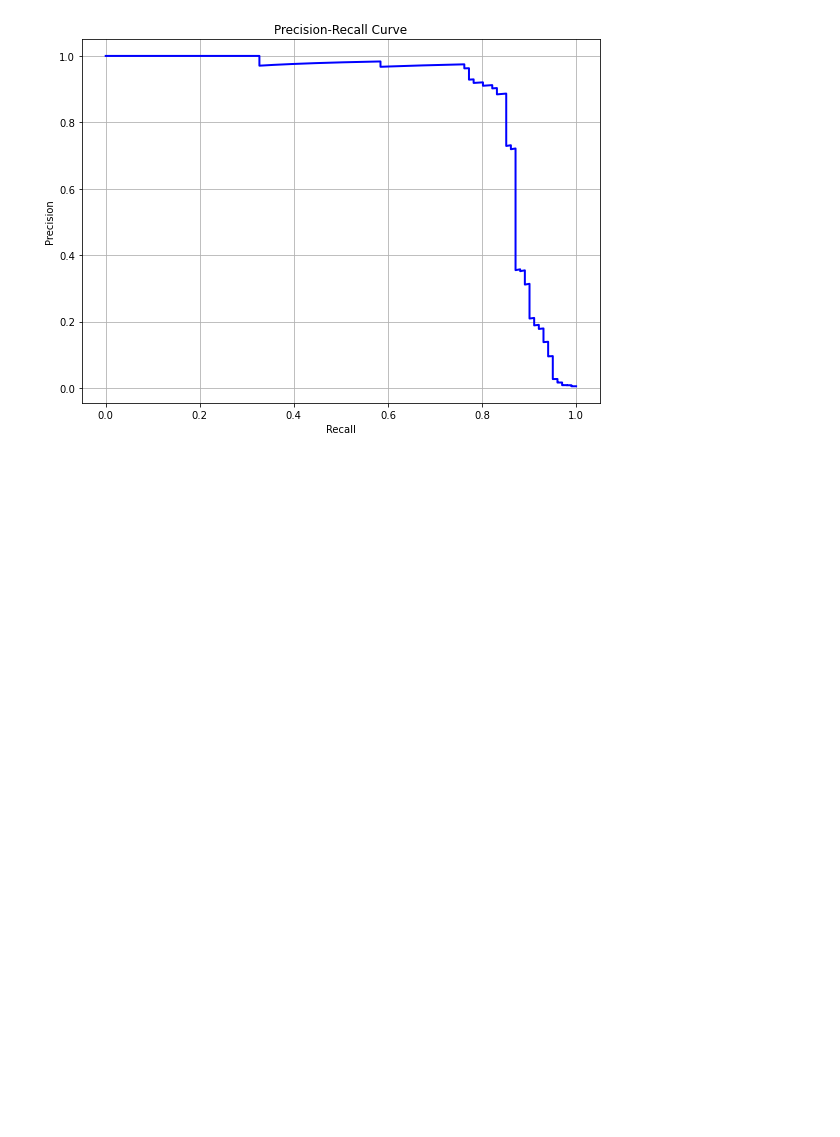
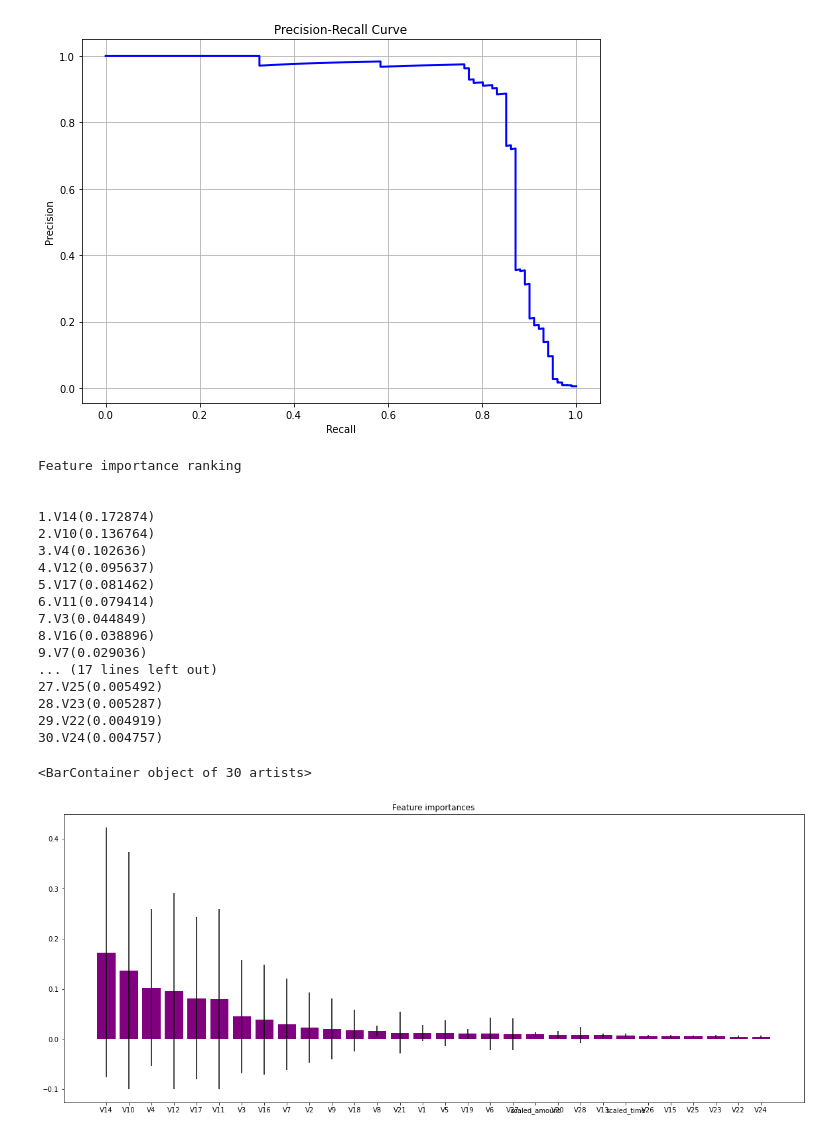
Before and after one commit to AYOCODEE/Fraud-detection, a Jupyter notebook: Fraud detection.ipynb, the cells around one changed output. Saved outputs shown, nothing was run; the diff lists cells and outputs as text; code cells hidden in the pictures; blank space fills up the shorter version.

```diff
--- a/Fraud detection.ipynb
+++ b/Fraud detection.ipynb
@@ -229,3 +261,45 @@ plt.tight_layout()
 plt.show()
 # %% [output]
 [figure]
+# %%
+#Plotting Feature Importances
+print('Feature importance ranking\n\n')
+
+importances = rand_f.feature_importances_
+std = np.std([tree.feature_importances_ for tree in rand_f.estimators_],axis=0)
+indices = np.argsort(importances)[::-1]
+
+variables = df.columns
+
+importance_list = []
+
+for f in range(x.shape[1]):
+    variable = variables[indices[f]]
+    importance_list.append(variable)
+    print("%d.%s(%f)" % (f + 1, variable, importances[indices[f]]))
+
+
+plt.figure(figsize=(20, 8))
+plt.title("Feature importances")
+plt.bar(importance_list, importances[indices],
+       color="purple", yerr=std[indices], align='center')
+# %% [output]
+Feature importance ranking
+
+
+1.V14(0.172874)
+2.V10(0.136764)
+3.V4(0.102636)
+4.V12(0.095637)
+5.V17(0.081462)
+6.V11(0.079414)
+7.V3(0.044849)
+8.V16(0.038896)
+9.V7(0.029036)
+... (17 lines left out)
+27.V25(0.005492)
+28.V23(0.005287)
+29.V22(0.004919)
+30.V24(0.004757)
+<BarContainer object of 30 artists>
+[figure, added]
```
Also changed, not shown: parts of 5 cells of this notebook.
